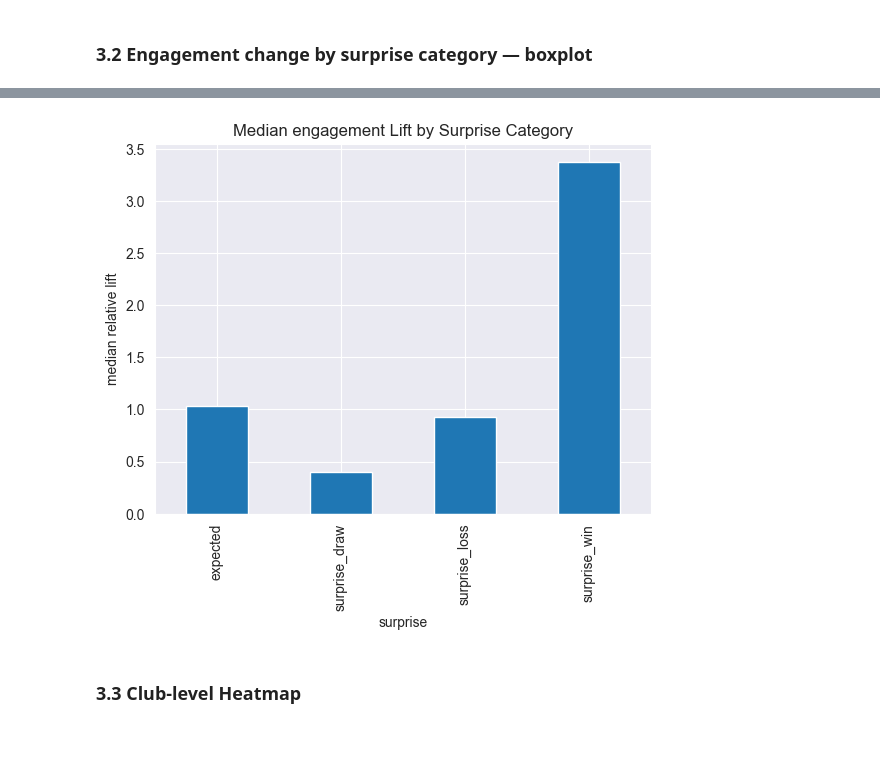
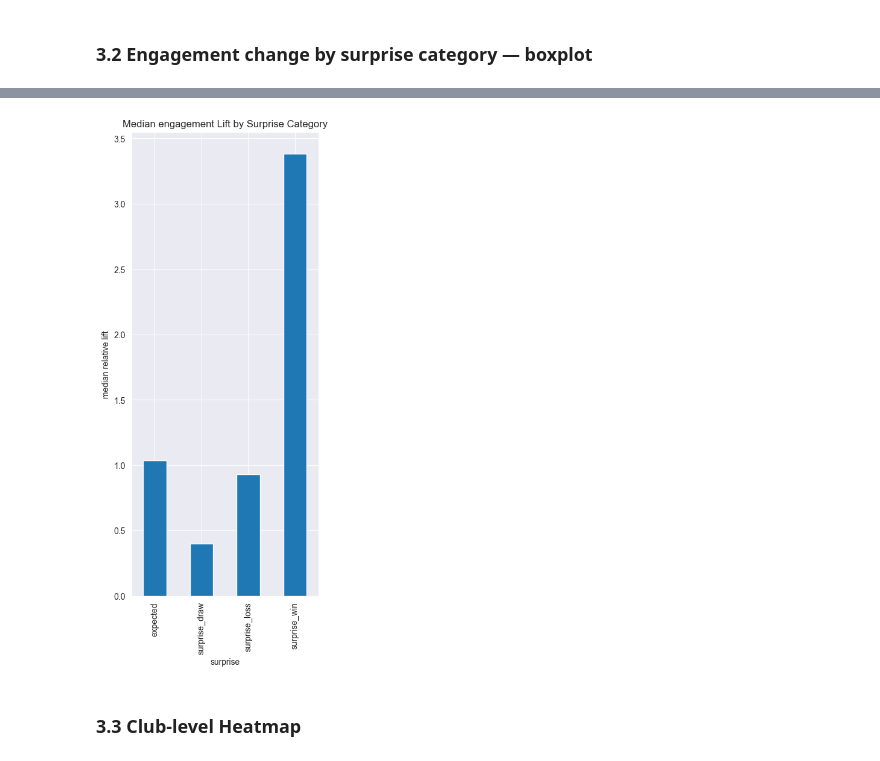
Before and after one commit to upiznhec/DSCI510_Spring2026_USC, a Jupyter notebook: src/results.ipynb, the cells around one changed output, grey strips where cells are left out. Cells and saved outputs as stored; diff of their text form; code cells hidden in the pictures.

```diff
--- a/src/results.ipynb
+++ b/src/results.ipynb
@@ -105,12 +105,13 @@ plt.show()
 # %%
+plt.figure(figsize=(4,10))
 med_lift.plot(kind="bar")
 
 plt.title("Median engagement Lift by Surprise Category")
 plt.xlabel("surprise")
 plt.ylabel("median relative lift")
 plt.show()
 # %% [output]
-[figure, old version]
+[figure, new version]
 # %% [markdown]
 ### 3.3 Club-level Heatmap
 # %%
```
Also changed, not shown: parts of 1 cell of this notebook, 7 other files.
